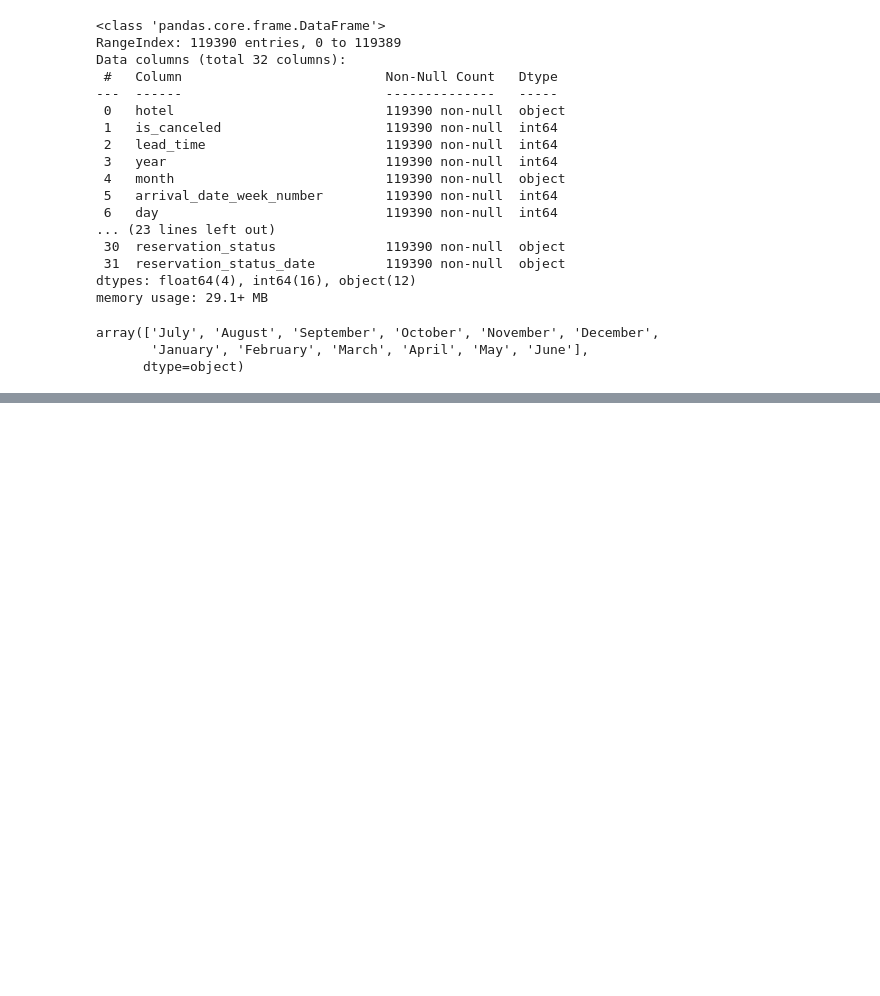
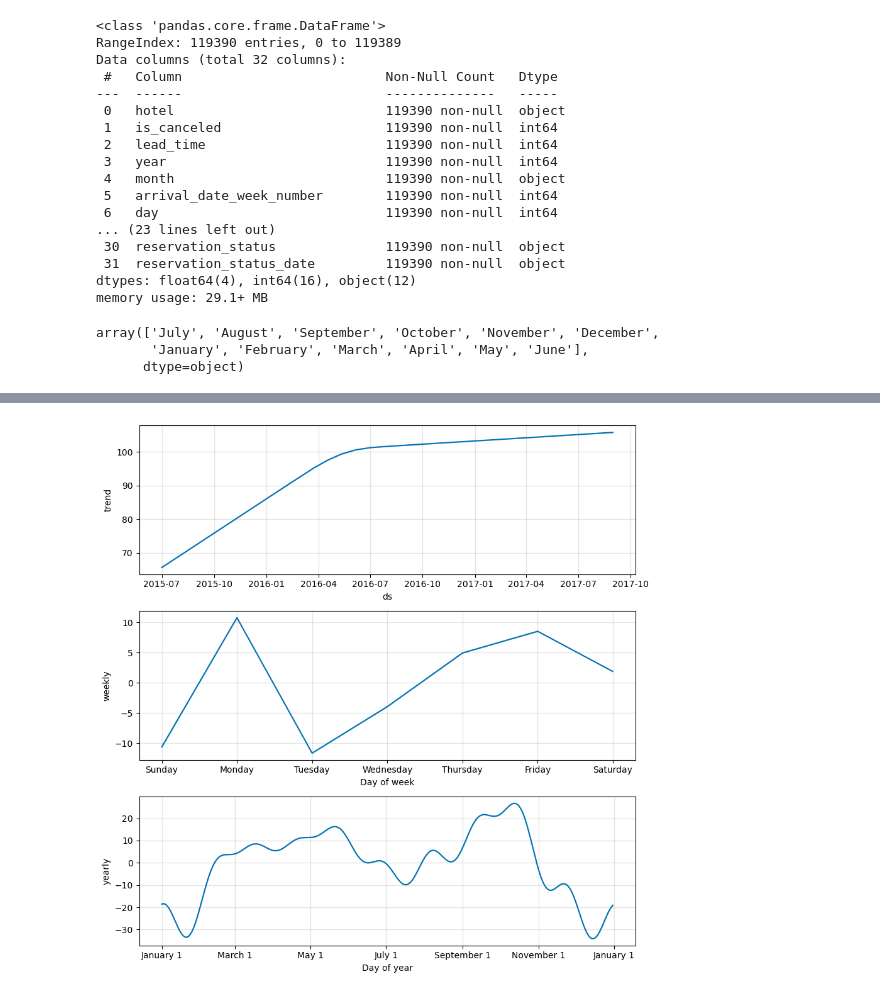
Before and after one commit to yuchenyeh/Machine-Learning-with-Python, a Jupyter notebook: demand_forecast.ipynb, the cells around one changed output, grey strips where cells are left out. Cells and saved outputs as stored; diff of their text form; code cells hidden in the pictures; blank space fills up the shorter version.

```diff
--- a/demand_forecast.ipynb
+++ b/demand_forecast.ipynb
@@ -51,0 +95,4 @@ t_df = df[df['is_canceled']==0]
+# %%
+prophet_plot2 = model.plot_components(pred)
+# %% [output]
+[figure, added]
```
Also changed, not shown: parts of 57 cells of this notebook, 1 other file.
